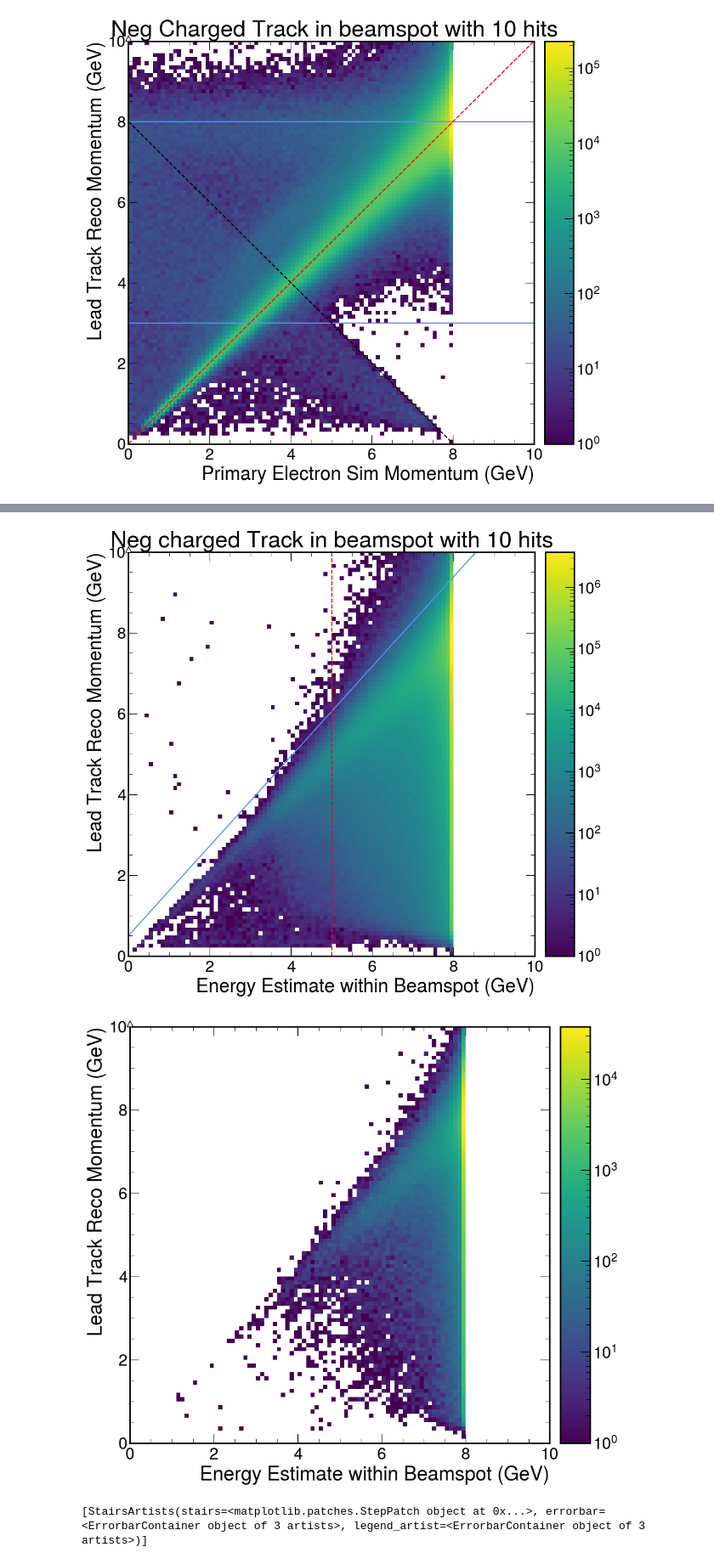
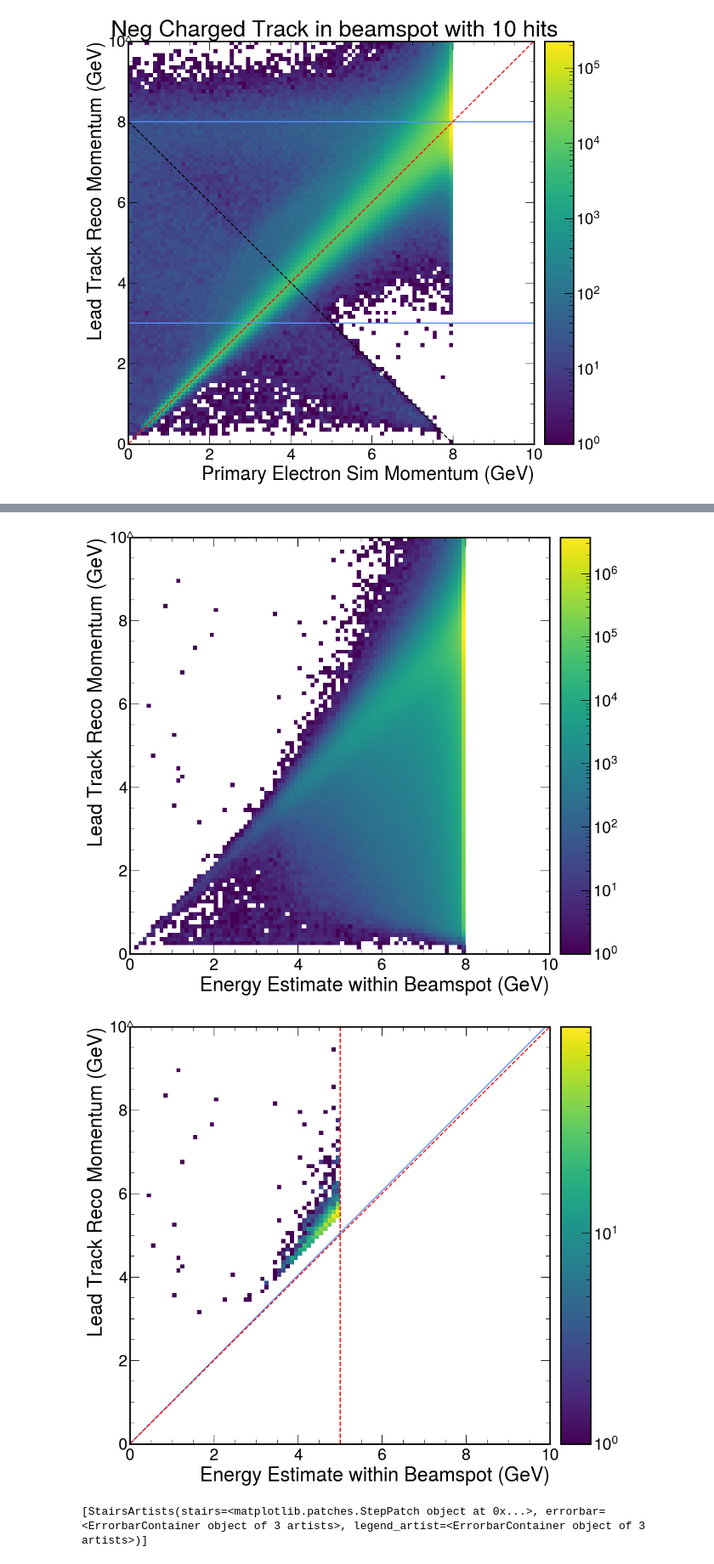
Before and after one commit to rodr1001/my_code, a Jupyter notebook: ldmx/EAT_Tracking/STREAMLINE-plot-eat-tracking-histograms.ipynb, the cells around one changed output, grey strips where cells are left out. Shown at 85% size. Cells and saved outputs as stored; diff of their text form; code cells hidden in the pictures.

Commit message:
added lead electron energy vs lead trk momentum plot

```diff
--- a/ldmx/EAT_Tracking/STREAMLINE-plot-eat-tracking-histograms.ipynb
+++ b/ldmx/EAT_Tracking/STREAMLINE-plot-eat-tracking-histograms.ipynb
@@ -30,7 +30,7 @@ no_smear = HistFile('hist_track_ana_1M_NO_SMEAR.root', 'TrackAnalyzer')
 # %%
 smear = HistFile('hist_track_ana_1M_SMEAR.root', 'TrackAnalyzer')
 # %%
-f= HistFile('hist_track_ana_100_a987c50a.root', 'TrackAnalyzer')
+f= HistFile('hist_track_ana_100_2e1cd0f5.root', 'TrackAnalyzer')
 # %%
 f.keys()
 # %% [output]
@@ -282,8 +276,8 @@ plt.axline((8, 0), slope=-1,color="black", linestyle="--")
 <matplotlib.lines.AxLine at 0x...>
 [figure]
 # %%
-x = np.linspace(0, 10, 10)
-y = 1*x + 0.5
+x = np.linspace(0, 100, 100)
+y = x
 plt.plot(y)
 # %% [output]
 [<matplotlib.lines.Line2D at 0x...>]
@@ -291,31 +285,33 @@ plt.plot(y)
 # %%
 h=f['leadtrk_reco_all_reqs_vs_Energy_Estimate_Beamspot'].to_hist()
 #h_rebin = h[{0:hist.rebin(),1:hist.rebin(5)}]
-plt.plot(y)
-plt.title("Neg charged Track in beamspot with 10 hits")
+#plt.plot(y)
+#plt.title("Neg charged Track in beamspot with 10 hits")
 h.plot(cmin=1, norm="log") #flow='show')
 #plt.axline((0,0.50), slope=1, color='red', linestyle='--')
 #plt.axline((0.5,0.0), slope= 1.5, color='red', linestyle='--')
-plt.axvline(5, color='red', linestyle='--')
+#plt.axvline(5, color='red', linestyle='--')
 #plt.axline((0, 0), slope=1,color="red", linestyle="--")
 #plt.axline((8, 0), slope=-1,color="black", linestyle="--")
 #plt.axhline(8)
 #plt.axhline(3)
 #plt.show()
-plt.savefig("Selection-Skim.jpg")
+plt.savefig("leadtrk_reco_all_reqs_vs_Energy_Estimate_Beamspot_100M.jpg")
 # %% [output]
-[figure, old version]
+[figure, new version]
 # %%
-h=f['leadtrk_reco_all_reqs_vs_Energy_Estimate_Beamspot'].to_hist()
+h=f['skim_zone_leadtrk_reco_all_reqs_vs_energy_estimate_beamspot'].to_hist()
 #h_rebin = h[{0:hist.rebin(),1:hist.rebin(5)}]
 #plt.title("Lead Track")
 h.plot(cmin=1, norm="log")
-#plt.axline((0, 0), slope=1,color="red", linestyle="--")
+plt.axvline(5, color='red', linestyle='--')
+plt.plot(y)
+plt.axline((0, 0), slope=1,color="red", linestyle="--")
 #plt.axline((8, 0), slope=-1,color="black", linestyle="--")
 #plt.show()
-plt.savefig("leadtrk_reco_all_reqs_vs_energy_estimate_beamspot_1M-SAMPLE.jpg")
+plt.savefig("SkimZone-Sample.jpg")
 # %% [output]
-[figure, old version]
+[figure, new version]
 # %%
 h=f['leadtrk_reco_nhits_10_impact_cuts_vs_Energy_Estimate_R2'].to_hist()
 #h_rebin = h[{0:hist.rebin(),1:hist.rebin(5)}]
```
Also changed, not shown: parts of 7 cells of this notebook, 1 other file.
